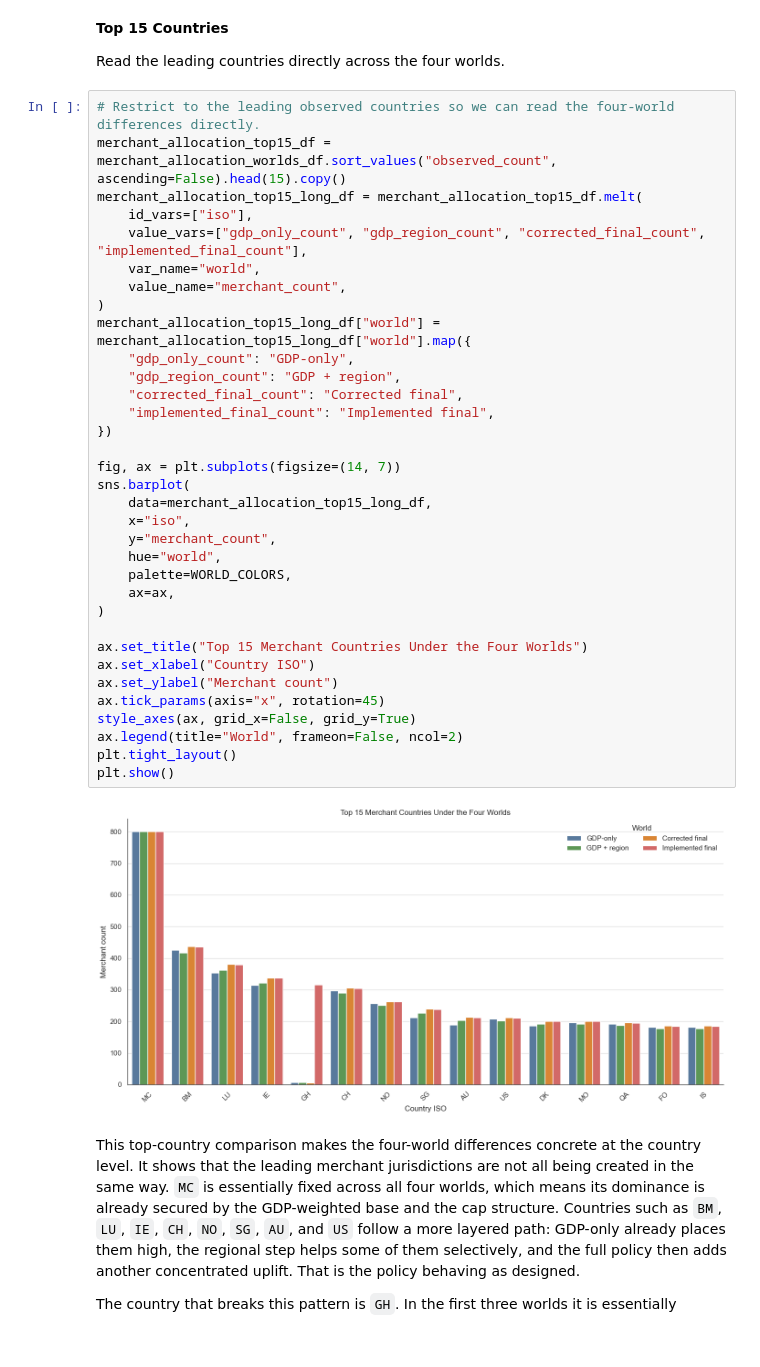
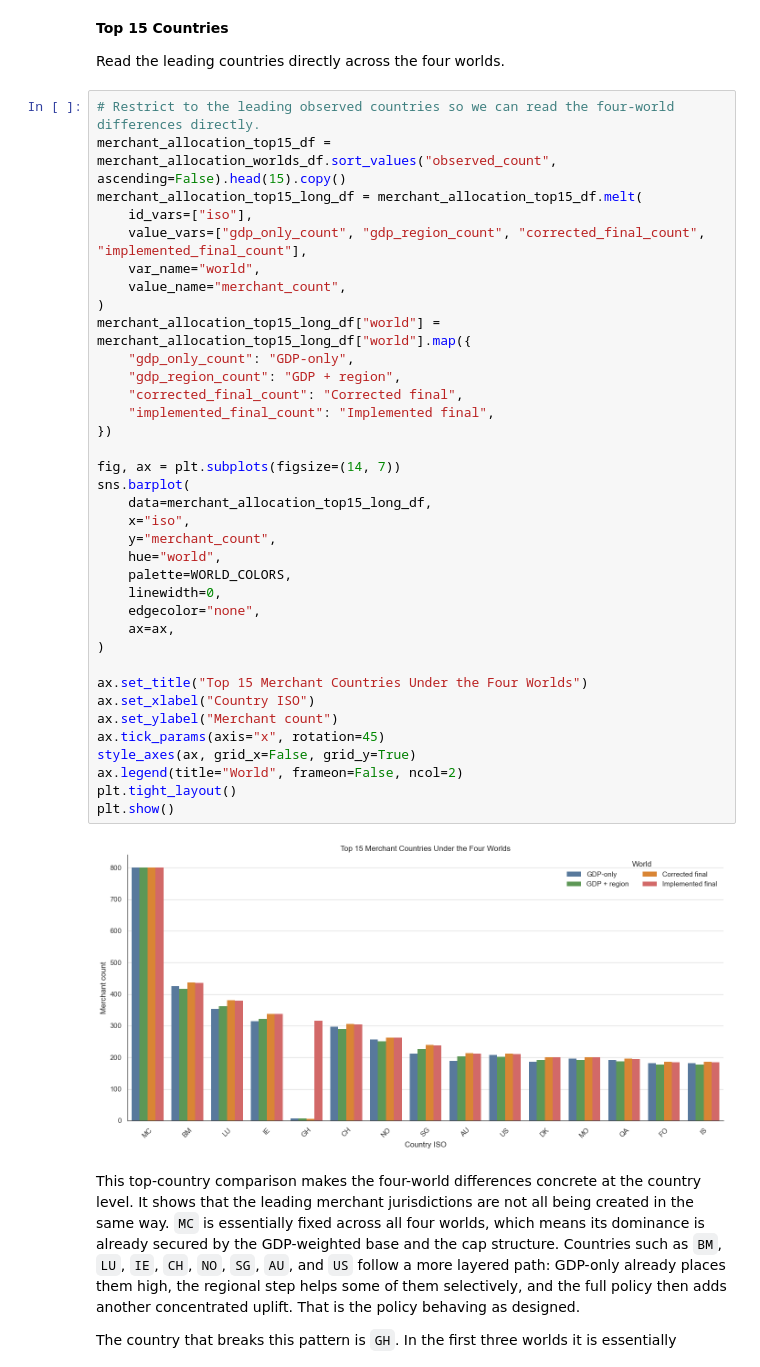
Before and after one commit to EsosaOrumwese/fraud-detection-system, a Jupyter notebook: analysis/dev_full_offline_investigation/00_investigation/notebooks/00_understanding_governed_data_world_p1.ipynb, the cells around one changed output. Saved outputs shown, nothing was run; the diff lists cells and outputs as text.

Commit message:
removed edgecolors in the bar plots

```diff
--- a/analysis/dev_full_offline_investigation/00_investigation/notebooks/00_understanding_governed_data_world_p1.ipynb
+++ b/analysis/dev_full_offline_investigation/00_investigation/notebooks/00_understanding_governed_data_world_p1.ipynb
@@ -1682,34 +1682,36 @@ merchant_allocation_top15_long_df = merchant_allocation_top15_df.melt(
     value_vars=["gdp_only_count", "gdp_region_count", "corrected_final_count", "implemented_final_count"],
     var_name="world",
     value_name="merchant_count",
 )
 merchant_allocation_top15_long_df["world"] = merchant_allocation_top15_long_df["world"].map({
     "gdp_only_count": "GDP-only",
     "gdp_region_count": "GDP + region",
     "corrected_final_count": "Corrected final",
     "implemented_final_count": "Implemented final",
 })
 
 fig, ax = plt.subplots(figsize=(14, 7))
 sns.barplot(
     data=merchant_allocation_top15_long_df,
     x="iso",
     y="merchant_count",
     hue="world",
     palette=WORLD_COLORS,
+    linewidth=0,
+    edgecolor="none",
     ax=ax,
 )
 
 ax.set_title("Top 15 Merchant Countries Under the Four Worlds")
 ax.set_xlabel("Country ISO")
 ax.set_ylabel("Merchant count")
 ax.tick_params(axis="x", rotation=45)
 style_axes(ax, grid_x=False, grid_y=True)
 ax.legend(title="World", frameon=False, ncol=2)
 plt.tight_layout()
 plt.show()
 # %% [output]
-[figure, old version]
+[figure, new version]
 # %% [markdown]
 This top-country comparison makes the four-world differences concrete at the country level. It shows that the leading merchant jurisdictions are not all being created in the same way. `MC` is essentially fixed across all four worlds, which means its dominance is already secured by the GDP-weighted base and the cap structure. Countries such as `BM`, `LU`, `IE`, `CH`, `NO`, `SG`, `AU`, and `US` follow a more layered path: GDP-only already places them high, the regional step helps some of them selectively, and the full policy then adds another concentrated uplift. That is the policy behaving as designed.
 
```
Also changed, not shown: parts of 9 cells of this notebook.
